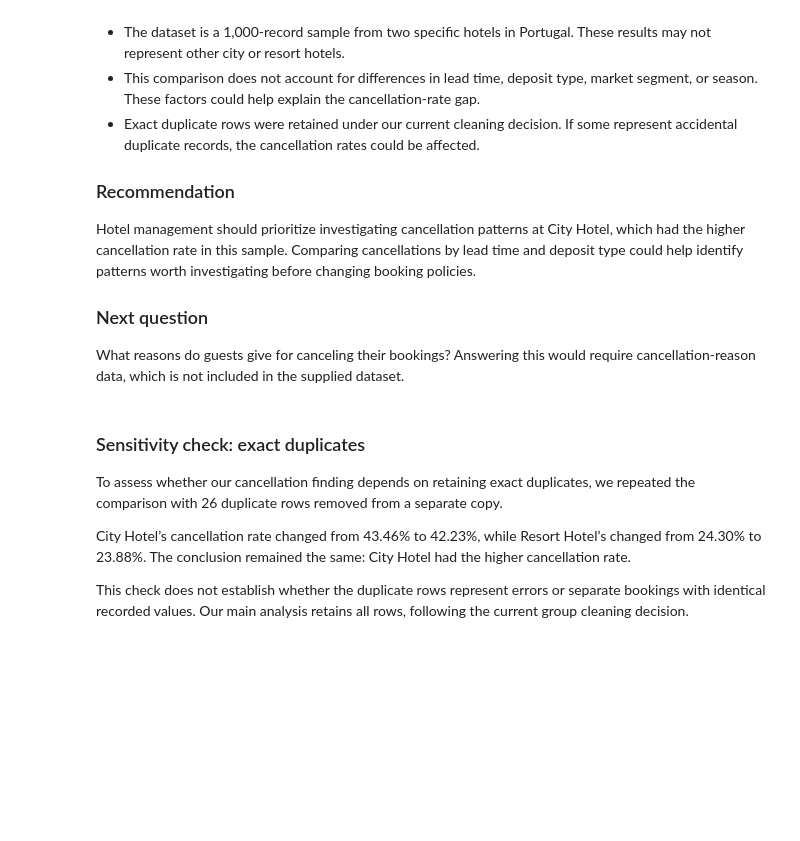
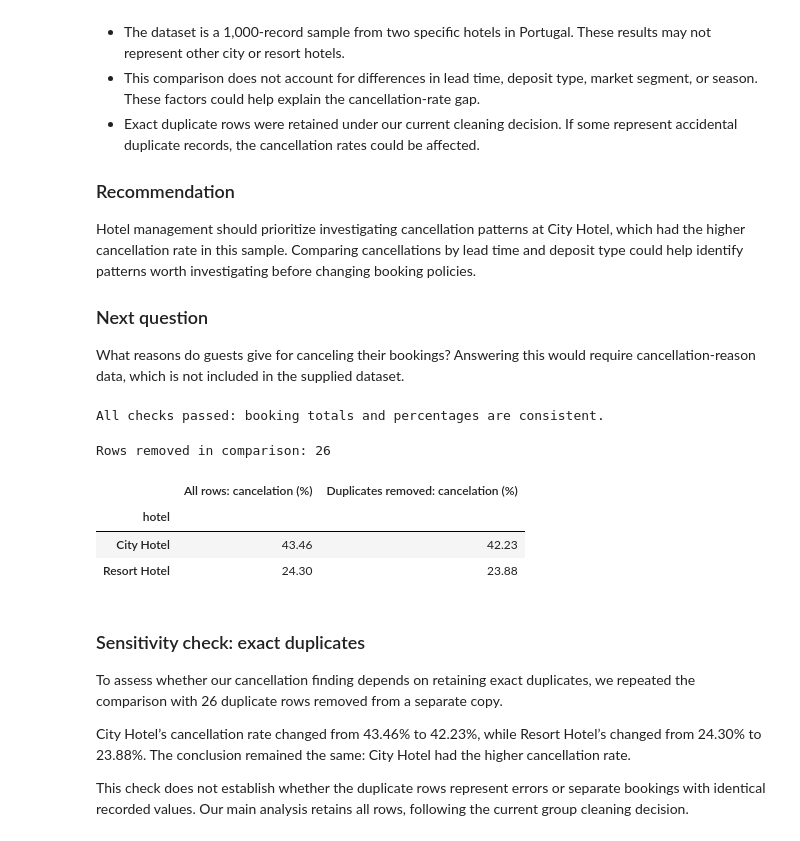
Before and after one commit to subhanjanshah/Data-Processing-w-Python-2026, a Jupyter notebook: hoteldate.ipynb, the cells around one changed output. Cells and saved outputs as stored; diff of their text form; code cells hidden in the pictures; blank space fills up the shorter version.

```diff
--- a/hoteldate.ipynb
+++ b/hoteldate.ipynb
@@ -334,24 +544,43 @@ What reasons do guests give for canceling their bookings? Answering this would r
 assert hotel_cancelation_counts.to_numpy().sum() == valid_n
 
 # checking if the cancelation matches the overall total
-assert (hotel_cancelation_counts["Canceled"].sum() == bookings["is_canceled"].eq(1).sum())
+assert (
+    hotel_cancelation_counts["Canceled"].sum()
+    == bookings["is_canceled"].eq(1).sum()
+)
 
 # check that percentages within each hotel add up to 100%
-assert(hotel_cancelation_percentages.sum(axis=1).round(8) == 100).all()
+assert(
+    hotel_cancelation_percentages.sum(axis=1).round(8) == 100
+).all()
 
 print("All checks passed: booking totals and percentages are consistent.")
+# %% [output]
+All checks passed: booking totals and percentages are consistent.
 # %%
 bookings_no_duplicates = bookings.drop_duplicates()
 
 # percentages after removing exact duplicate rows
-rates_no_duplicates = pd.crosstab(bookings_no_duplicates["hotel"], bookings_no_duplicates["is_canceled"], normalize="index")[1] * 100
+rates_no_duplicates = pd.crosstab(
+    bookings_no_duplicates["hotel"],
+    bookings_no_duplicates["is_canceled"],
+    normalize="index"
+)[1] * 100
 
 # comparison
-duplicate_comparison = pd.DataFrame({"All rows: cancelation (%)": hotel_cancelation_percentages["Canceled"],
-                                     "Duplicates removed: cancelation (%)": rates_no_duplicates})
+duplicate_comparison = pd.DataFrame({
+    "All rows: cancelation (%)": hotel_cancelation_percentages["Canceled"],
+    "Duplicates removed: cancelation (%)": rates_no_duplicates
+})
 
 print(f"Rows removed in comparison: {len(bookings) - len(bookings_no_duplicates)}")
 duplicate_comparison.round(2)
+# %% [output]
+Rows removed in comparison: 26
+|  | All rows: cancelation (%) | Duplicates removed: cancelation (%) |
+| hotel |  |  |
+| City Hotel | 43.46 | 42.23 |
+| Resort Hotel | 24.30 | 23.88 |
 # %% [markdown]
 ### Sensitivity check: exact duplicates
 
```
Also changed, not shown: parts of 35 cells of this notebook.
